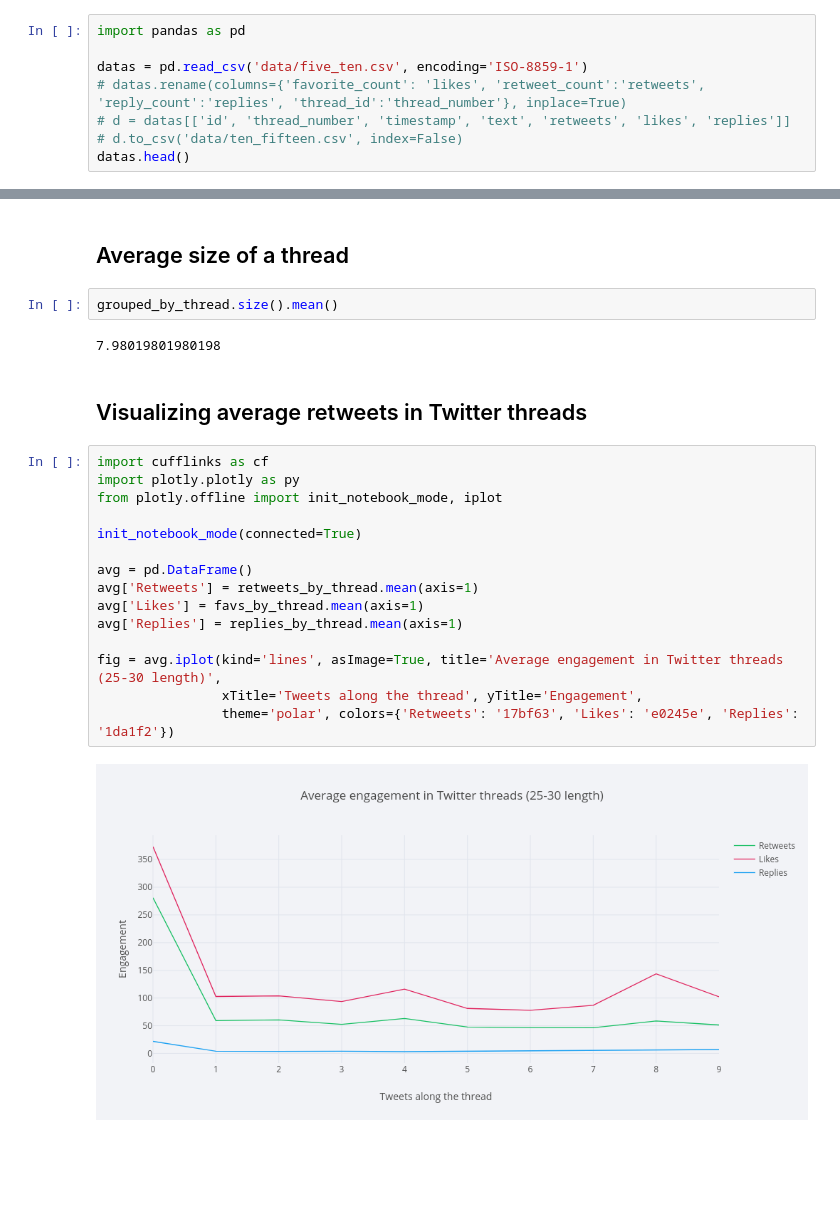
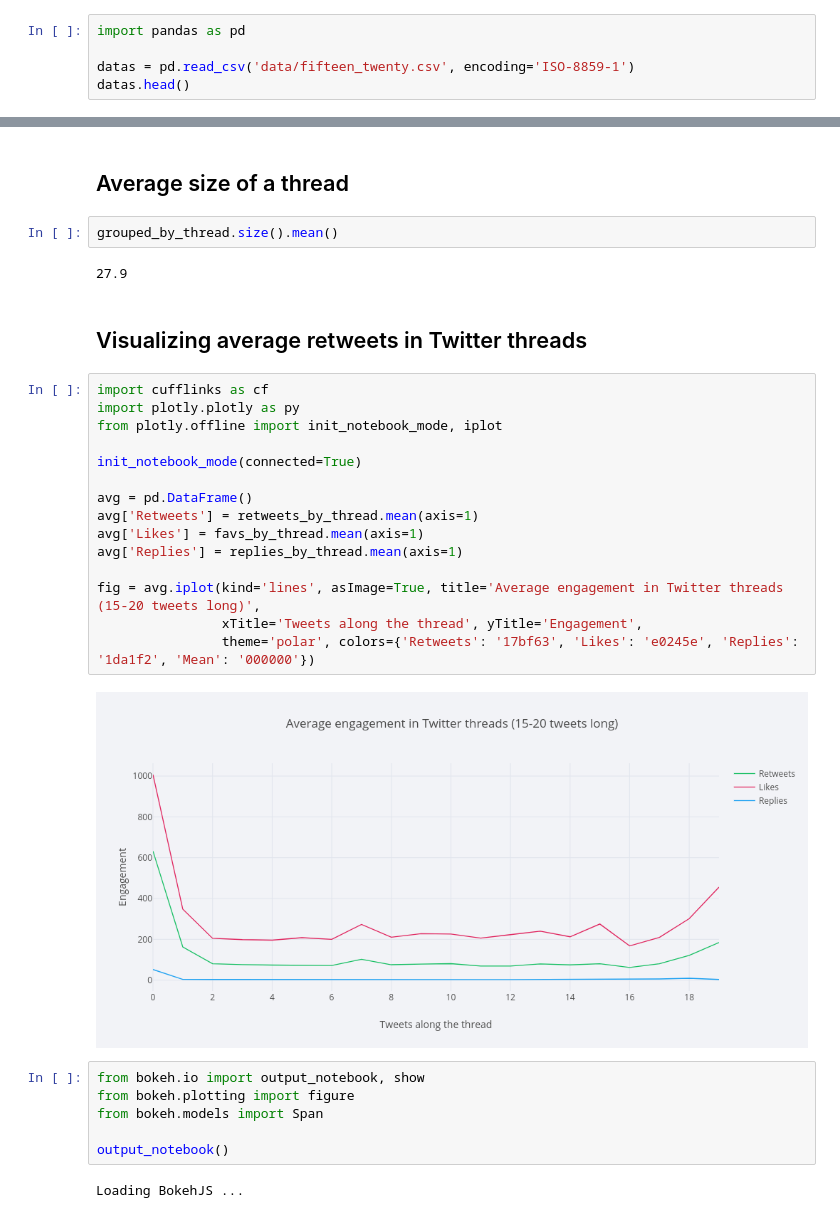
Before and after one commit to danielgrijalva/twitter-threads-engagement-analysis, a Jupyter notebook: Grouping & visualizing average engagement.ipynb, the cells around one changed output, grey strips where cells are left out. Saved outputs shown, nothing was run; the diff lists cells and outputs as text; blank space fills up the shorter version.

Commit message:
Kaggle notebook

```diff
--- a/Grouping & visualizing average engagement.ipynb
+++ b/Grouping & visualizing average engagement.ipynb
@@ -3,10 +3,7 @@
 # %%
 import pandas as pd
 
-datas = pd.read_csv('data/five_ten.csv', encoding='ISO-8859-1')
-# datas.rename(columns={'favorite_count': 'likes', 'retweet_count':'retweets', 'reply_count':'replies', 'thread_id':'thread_number'}, inplace=True)
-# d = datas[['id', 'thread_number', 'timestamp', 'text', 'retweets', 'likes', 'replies']]
-# d.to_csv('data/ten_fifteen.csv', index=False)
+datas = pd.read_csv('data/fifteen_twenty.csv', encoding='ISO-8859-1')
 datas.head()
 # %% [output]
 |  | id | thread_number | timestamp | text | retweets | likes | replies |
@@ -54,23 +51,31 @@ retweets_by_thread.head()
 # %%
 grouped_by_thread.size().mean()
 # %% [output]
-7.98019801980198
+27.9
 # %% [markdown]
 ## Visualizing average retweets in Twitter threads
 # %%
 import cufflinks as cf
 import plotly.plotly as py
 from plotly.offline import init_notebook_mode, iplot
 
 init_notebook_mode(connected=True)
 
 avg = pd.DataFrame()
 avg['Retweets'] = retweets_by_thread.mean(axis=1)
 avg['Likes'] = favs_by_thread.mean(axis=1)
 avg['Replies'] = replies_by_thread.mean(axis=1)
 
-fig = avg.iplot(kind='lines', asImage=True, title='Average engagement in Twitter threads (25-30 length)',
+fig = avg.iplot(kind='lines', asImage=True, title='Average engagement in Twitter threads (15-20 tweets long)',
                 xTitle='Tweets along the thread', yTitle='Engagement',
-                theme='polar', colors={'Retweets': '17bf63', 'Likes': 'e0245e', 'Replies': '1da1f2'})
+                theme='polar', colors={'Retweets': '17bf63', 'Likes': 'e0245e', 'Replies': '1da1f2', 'Mean': '000000'})
 # %% [output]
-[figure, old version]
+[figure, new version]
+# %%
+from bokeh.io import output_notebook, show
+from bokeh.plotting import figure
+from bokeh.models import Span
+
+output_notebook()
+# %% [output]
+Loading BokehJS ...
```
Also changed, not shown: parts of 3 cells of this notebook.
